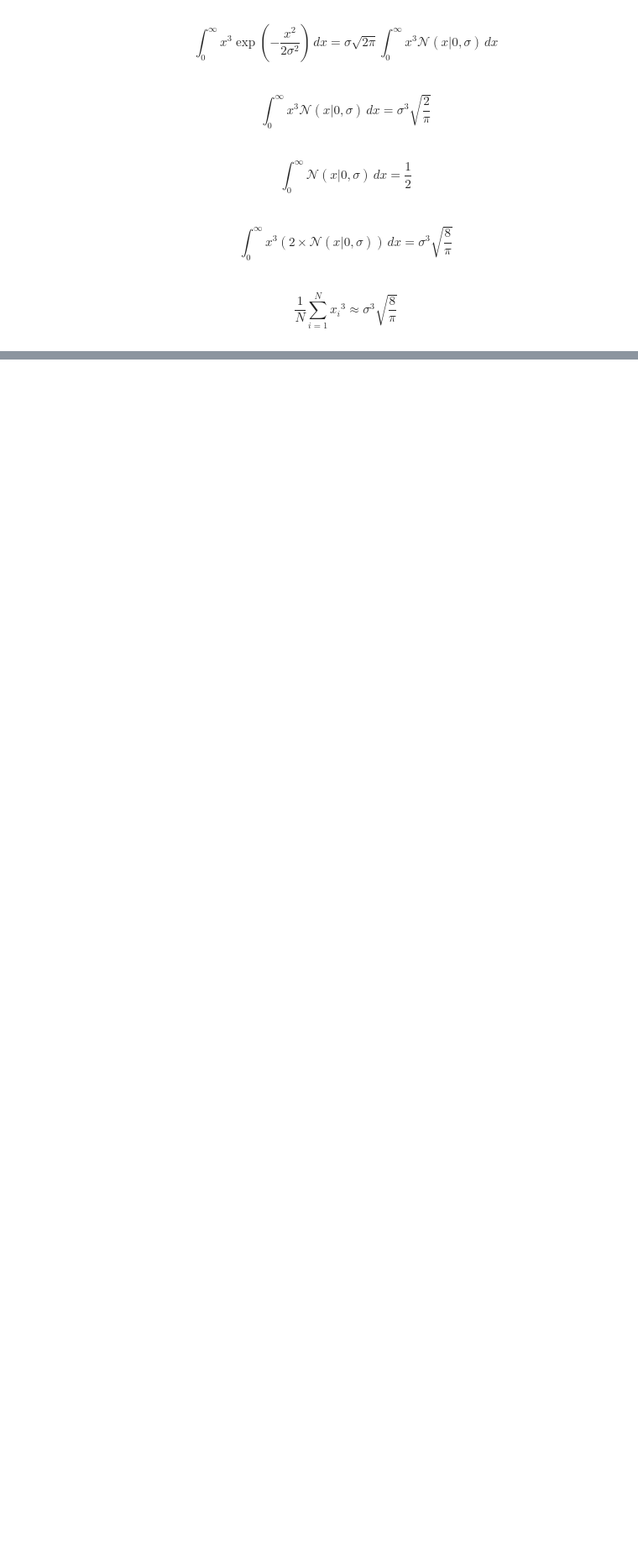
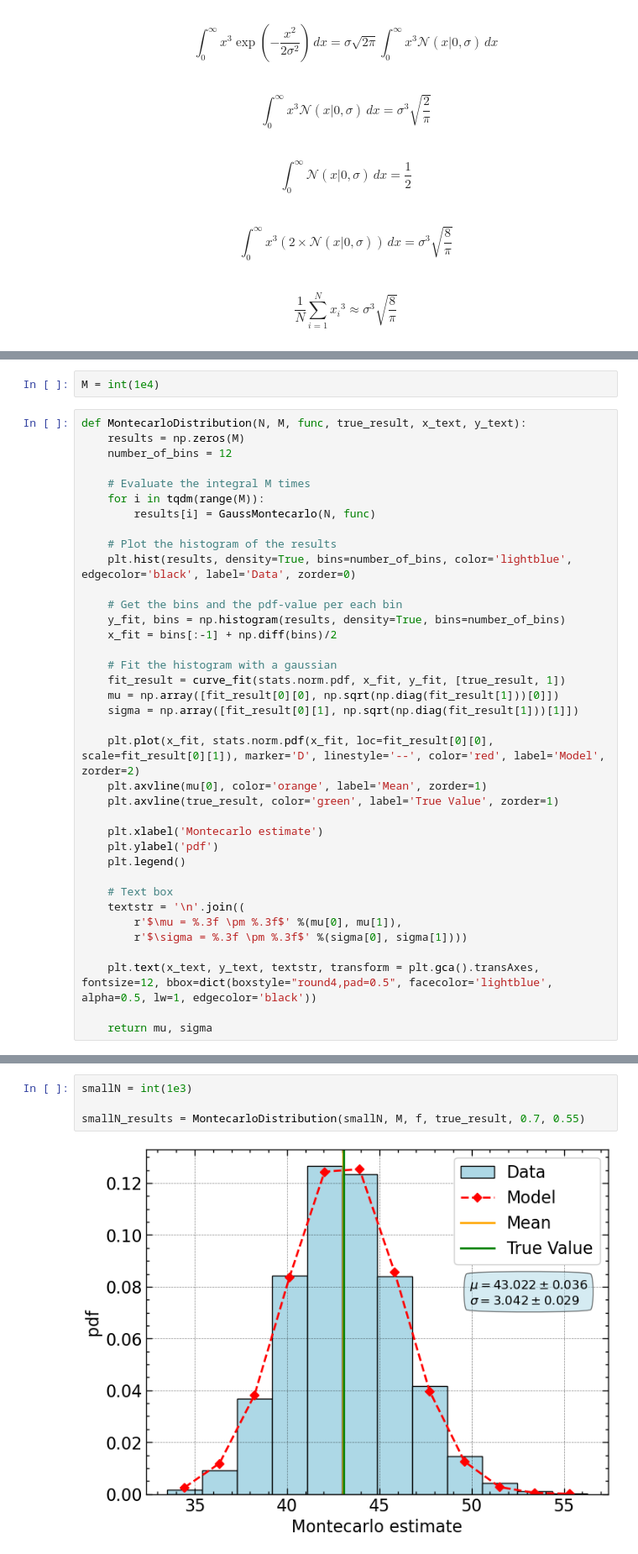
Before and after one commit to M-Bianchi/astrostatistics_bicocca_2024, a Jupyter notebook: working/W03_Montecarlo.ipynb, the cells around one changed output, grey strips where cells are left out. Shown at 84% size. Drawn from its saved outputs; the diff is of its cells as text; blank space fills up the shorter version.

```diff
--- a/working/W03_Montecarlo.ipynb
+++ b/working/W03_Montecarlo.ipynb
@@ -46,0 +91,39 @@ result
+# %%
+M = int(1e4)
+# %%
+def MontecarloDistribution(N, M, func, true_result, x_text, y_text):
+    results = np.zeros(M)
+    number_of_bins = 12
+
+    # Evaluate the integral M times
+    for i in tqdm(range(M)):
+        results[i] = GaussMontecarlo(N, func)
+
+    # Plot the histogram of the results
+    plt.hist(results, density=True, bins=number_of_bins, color='lightblue', edgecolor='black', label='Data', zorder=0)
+
+    # Get the bins and the pdf-value per each bin
+    y_fit, bins = np.histogram(results, density=True, bins=number_of_bins)
+    x_fit = bins[:-1] + np.diff(bins)/2
+
+    # Fit the histogram with a gaussian
+    fit_result = curve_fit(stats.norm.pdf, x_fit, y_fit, [true_result, 1])
+    mu = np.array([fit_result[0][0], np.sqrt(np.diag(fit_result[1]))[0]])
+    sigma = np.array([fit_result[0][1], np.sqrt(np.diag(fit_result[1]))[1]])
+
+    plt.plot(x_fit, stats.norm.pdf(x_fit, loc=fit_result[0][0], scale=fit_result[0][1]), marker='D', linestyle='--', color='red', label='Model', zorder=2)
+    plt.axvline(mu[0], color='orange', label='Mean', zorder=1)
+    plt.axvline(true_result, color='green', label='True Value', zorder=1)
+
+    plt.xlabel('Montecarlo estimate')
+    plt.ylabel('pdf')
+    plt.legend()
+
+    # Text box
+    textstr = '\n'.join((
+        r'$\mu = %.3f \pm %.3f$' %(mu[0], mu[1]),
+        r'$\sigma = %.3f \pm %.3f$' %(sigma[0], sigma[1])))
+
+    plt.text(x_text, y_text, textstr, transform = plt.gca().transAxes, fontsize=12, bbox=dict(boxstyle="round4,pad=0.5", facecolor='lightblue', alpha=0.5, lw=1, edgecolor='black'))
+
+    return mu, sigma
@@ -46,0 +132,6 @@ result
+# %%
+smallN = int(1e3)
+
+smallN_results = MontecarloDistribution(smallN, M, f, true_result, 0.7, 0.55)
+# %% [output]
+[figure, added]
```
Also changed, not shown: parts of 18 cells of this notebook, 1 other file.
